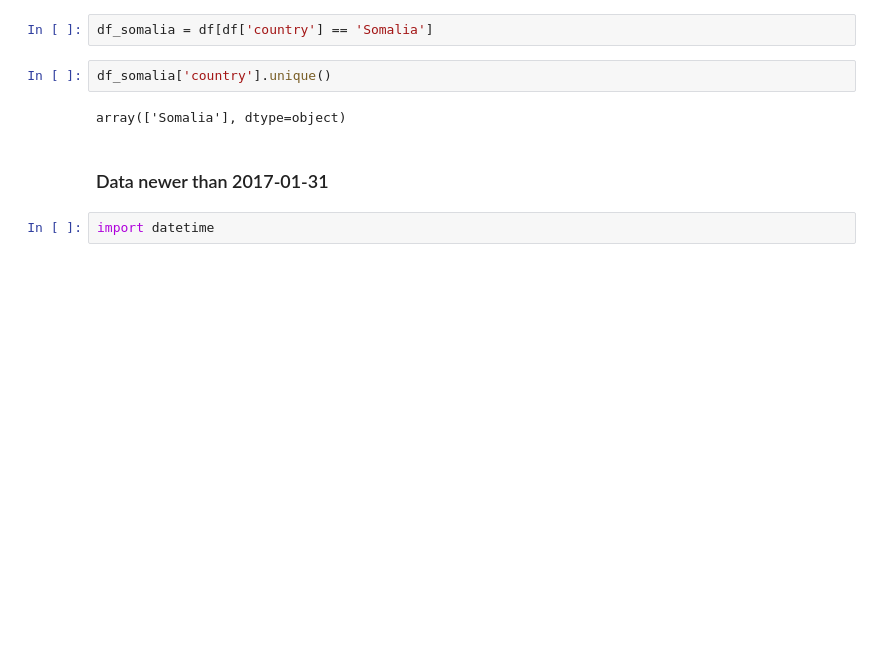
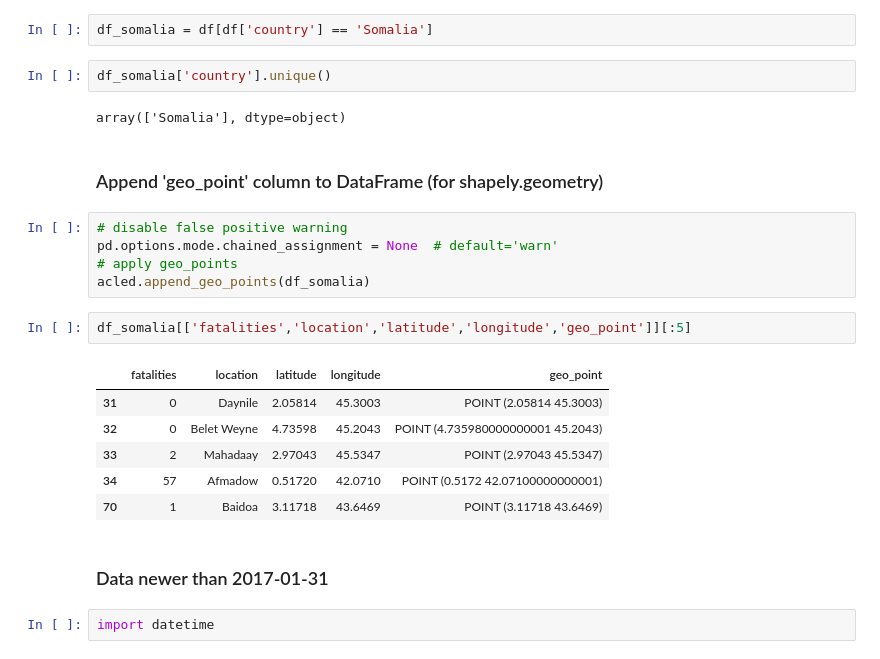
Before and after one commit to danielosen/DataScience, a Jupyter notebook: project/examples/Example - Using the dataset module.ipynb, the cells around one changed output. Drawn from its saved outputs; the diff is of its cells as text; blank space fills up the shorter version.

Commit message:
Included geo_points: see Example - Using the dataset module.ipynb

```diff
--- a/project/examples/Example - Using the dataset module.ipynb
+++ b/project/examples/Example - Using the dataset module.ipynb
@@ -86,6 +85,22 @@ df_somalia = df[df['country'] == 'Somalia']
 df_somalia['country'].unique()
 # %% [output]
 array(['Somalia'], dtype=object)
+# %% [markdown]
+### Append 'geo_point' column to DataFrame (for shapely.geometry)
+# %%
+# disable false positive warning
+pd.options.mode.chained_assignment = None  # default='warn'
+# apply geo_points
+acled.append_geo_points(df_somalia)
+# %%
+df_somalia[['fatalities','location','latitude','longitude','geo_point']][:5]
+# %% [output]
+|  | fatalities | location | latitude | longitude | geo_point |
+| 31 | 0 | Daynile | 2.05814 | 45.3003 | POINT (2.05814 45.3003) |
+| 32 | 0 | Belet Weyne | 4.73598 | 45.2043 | POINT (4.735980000000001 45.2043) |
+| 33 | 2 | Mahadaay | 2.97043 | 45.5347 | POINT (2.97043 45.5347) |
+| 34 | 57 | Afmadow | 0.51720 | 42.0710 | POINT (0.5172 42.07100000000001) |
+| 70 | 1 | Baidoa | 3.11718 | 43.6469 | POINT (3.11718 43.6469) |
 # %% [markdown]
 ### Data newer than 2017-01-31
 # %%
```
Also changed, not shown: parts of 8 cells of this notebook, 1 other file.
